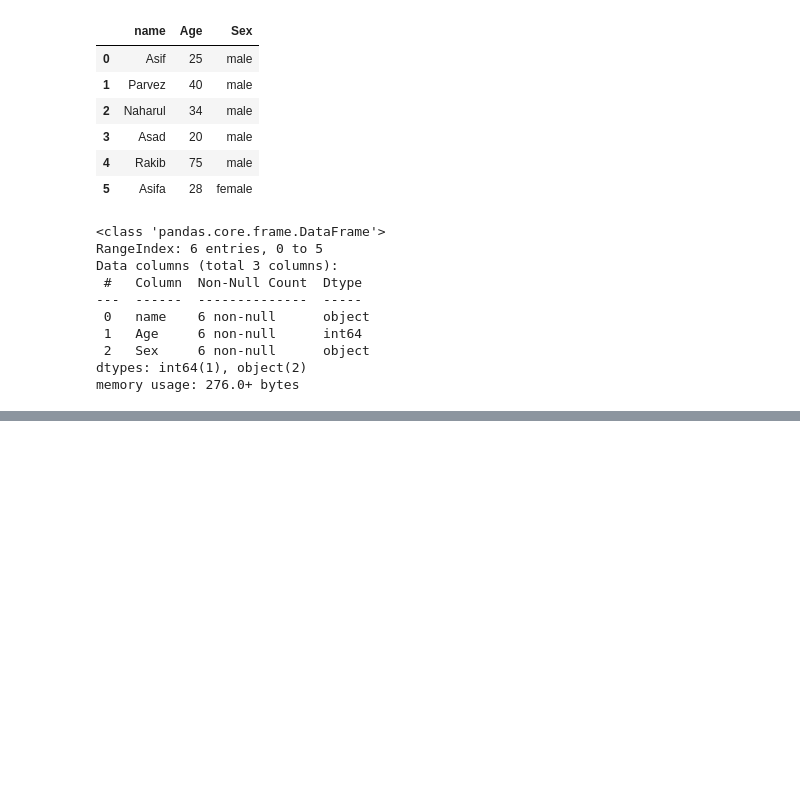
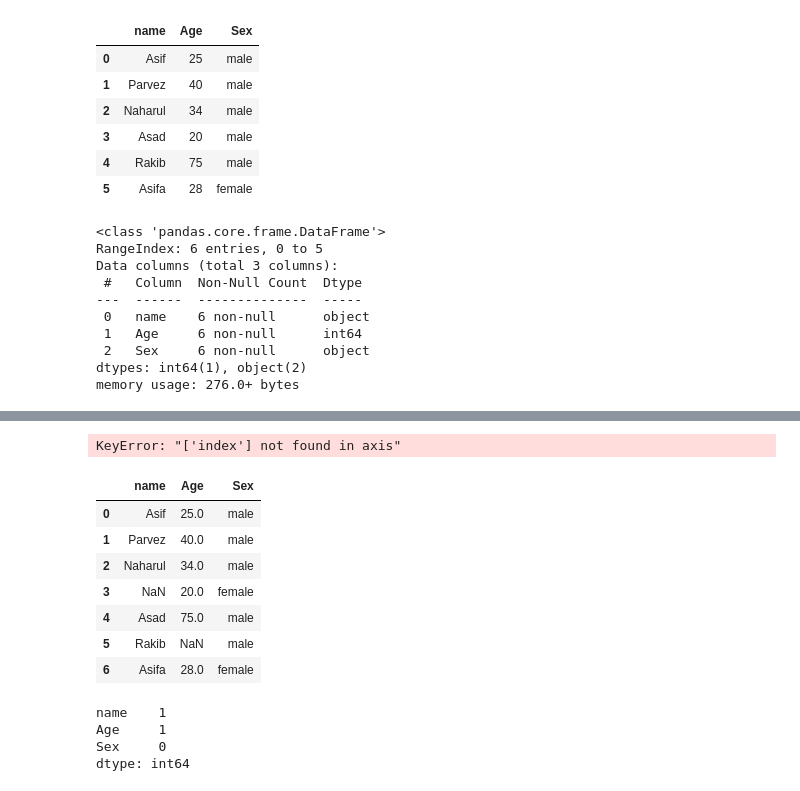
Before and after one commit to minhaz6996/hell-of-a-life, a Jupyter notebook: python-libraries/02-pandas.ipynb, the cells around one changed output, grey strips where cells are left out. Saved outputs shown, nothing was run; the diff lists cells and outputs as text; code cells hidden in the pictures; blank space fills up the shorter version.

```diff
--- a/python-libraries/02-pandas.ipynb
+++ b/python-libraries/02-pandas.ipynb
@@ -86,0 +367,29 @@ memory usage: 276.0+ bytes
+# %%
+df1.drop('index',axis=1)
+# %% [output]
+KeyError: "['index'] not found in axis"
+# %%
+data={'name':['Asif','Parvez','Naharul',np.nan,'Asad','Rakib','Asifa'],
+      'Age':[25,40,34,20,75,np.nan,28],
+      'Sex':['male','male','male','female','male','male','female'],
+      }
+# %%
+df3=pd.DataFrame(data)
+# %%
+df3
+# %% [output]
+|  | name | Age | Sex |
+| 0 | Asif | 25.0 | male |
+| 1 | Parvez | 40.0 | male |
+| 2 | Naharul | 34.0 | male |
+| 3 | NaN | 20.0 | female |
+| 4 | Asad | 75.0 | male |
+| 5 | Rakib | NaN | male |
+| 6 | Asifa | 28.0 | female |
+# %%
+df3.isnull().sum()
+# %% [output]
+name    1
+Age     1
+Sex     0
+dtype: int64
```
Also changed, not shown: parts of 51 cells of this notebook.
